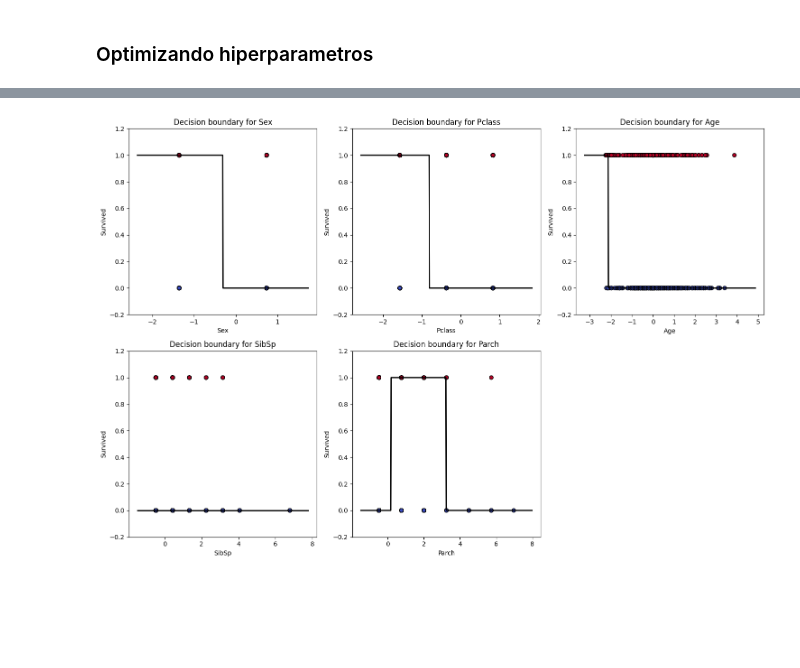
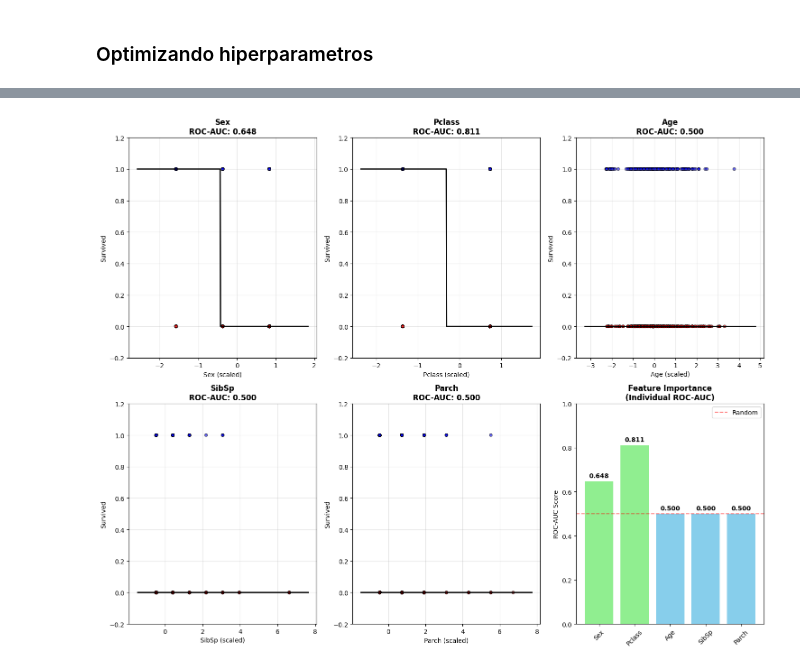
Before and after one commit to santiagosauma/ConcentracionAI, a Jupyter notebook: Entrega3/svm.ipynb, the cells around one changed output, grey strips where cells are left out. Saved outputs shown, nothing was run; the diff lists cells and outputs as text; code cells hidden in the pictures; blank space fills up the shorter version.

```diff
--- a/Entrega3/svm.ipynb
+++ b/Entrega3/svm.ipynb
@@ -207,3 +329,19 @@ grid = GridSearchCV(svm,param_grid, cv=5)
 # %%
-grid.fit(X_train, y_train)
+# CORREGIR: Entrenar con datos escalados
+grid.fit(X_train_scaled, y_train)  # ← USAR DATOS ESCALADOS
+
+print("✅ GridSearchCV completado!")
+print(f"Mejor score de validación cruzada: {grid.best_score_:.4f}")
+print(f"Mejores parámetros: {grid.best_params_}")
+
+# Obtener el mejor modelo
+best_svm = grid.best_estimator_
+print(f"Mejor modelo: {best_svm}")
+
+# Mostrar el ranking de los mejores modelos
+results_df = pd.DataFrame(grid.cv_results_)
+top_models = results_df.nlargest(5, 'mean_test_score')[['params', 'mean_test_score', 'std_test_score']]
+print("\n=== TOP 5 MODELOS ===")
+for i, (idx, row) in enumerate(top_models.iterrows()):
+    print(f"{i+1}. Score: {row['mean_test_score']:.4f} (±{row['std_test_score']:.4f}) - {row['params']}")
 # %% [output]
@@ -239,33 +520,73 @@ weighted avg       0.81      0.80      0.79        90
 # %%
-features = ['Sex', 'Pclass', 'Age', 'SibSp', 'Parch']
-y = df['Survived'].values
-
-from sklearn.svm import SVC
-from sklearn.preprocessing import StandardScaler
+# ANÁLISIS DE IMPORTANCIA DE CARACTERÍSTICAS Y VISUALIZACIONES
 import matplotlib.pyplot as plt
 import numpy as np
 
-plt.figure(figsize=(15, 10))
+# Análisis con modelos SVM individuales por característica
+features = ['Sex', 'Pclass', 'Age', 'SibSp', 'Parch']
+feature_scores = []
+
+print("=== ANÁLISIS DE IMPORTANCIA DE CARACTERÍSTICAS ===")
+plt.figure(figsize=(15, 12))
+
 for i, feature in enumerate(features):
-    X_feat = df[[feature]].values
-    scaler_feat = StandardScaler()
-    X_feat_scaled = scaler_feat.fit_transform(X_feat)
+    # Entrenar SVM con una sola característica
+    X_feat = X_train_scaled[:, [i]]
+    X_val_feat = X_val_scaled[:, [i]]
 
-    svm_1d = SVC(kernel='rbf', C=1, gamma=0.1)
-    svm_1d.fit(X_feat_scaled, y)
+    svm_1d = SVC(kernel='rbf', C=10, gamma=0.01, random_state=42)
+    svm_1d.fit(X_feat, y_train)
 
-    # Create grid for plotting
-    x_min, x_max = X_feat_scaled.min() - 1, X_feat_scaled.max() + 1
+    # Evaluar en validation
+    y_pred_1d = svm_1d.predict(X_val_feat)
+    score_1d = roc_auc_score(y_val, y_pred_1d)
+    feature_scores.append(score_1d)
+
+    print(f"{feature}: ROC-AUC = {score_1d:.3f}")
+
+    # Visualización de la frontera de decisión
+    plt.subplot(2, 3, i+1)
+
+    # Crear grid para la frontera
+    x_min, x_max = X_feat.min() - 1, X_feat.max() + 1
     xx = np.linspace(x_min, x_max, 500).reshape(-1, 1)
     Z = svm_1d.predict(xx)
 
-    plt.subplot(2, 3, i+1)
-    plt.scatter(X_feat_scaled, y, c=y, cmap=plt.cm.coolwarm, edgecolors='k')
-    plt.plot(xx, Z, color='black', linewidth=2)
-    plt.title(f'Decision boundary for {feature}')
-    plt.xlabel(feature)
+    # Scatter plot de los datos
+    colors = ['red' if y == 0 else 'blue' for y in y_train]
+    plt.scatter(X_feat.ravel(), y_train, c=colors, alpha=0.6, edgecolors='k', s=20)
+
+    # Frontera de decisión
+    plt.plot(xx, Z, color='black', linewidth=2, label='Decision Boundary')
+
+    plt.title(f'{feature}\nROC-AUC: {score_1d:.3f}', fontweight='bold')
+    plt.xlabel(f'{feature} (scaled)')
     plt.ylabel('Survived')
     plt.ylim(-0.2, 1.2)
+    plt.grid(True, alpha=0.3)
+
+# Gráfico de importancia de características
+plt.subplot(2, 3, 6)
+bars = plt.bar(features, feature_scores, color=['skyblue' if score < 0.6 else 'lightgreen' for score in feature_scores])
+plt.title('Feature Importance\n(Individual ROC-AUC)', fontweight='bold')
+plt.ylabel('ROC-AUC Score')
+plt.ylim(0, 1)
+plt.axhline(y=0.5, color='red', linestyle='--', alpha=0.5, label='Random')
+
+# Añadir valores en las barras
+for bar, score in zip(bars, feature_scores):
+    plt.text(bar.get_x() + bar.get_width()/2, bar.get_height() + 0.01,
+             f'{score:.3f}', ha='center', va='bottom', fontweight='bold')
+
+plt.legend()
+plt.xticks(rotation=45)
+
 plt.tight_layout()
 plt.show()
+
+# Ranking de características
+feature_ranking = sorted(zip(features, feature_scores), key=lambda x: x[1], reverse=True)
+print(f"\n=== RANKING DE CARACTERÍSTICAS (por ROC-AUC individual) ===")
+for i, (feature, score) in enumerate(feature_ranking, 1):
+    print(f"{i}. {feature:<10}: {score:.3f}")
 # %% [output]
@@ -272 +599 @@ plt.show()
-[figure, old version]
+[figure, new version]
```
Also changed, not shown: parts of 15 cells of this notebook, 6 other files.
